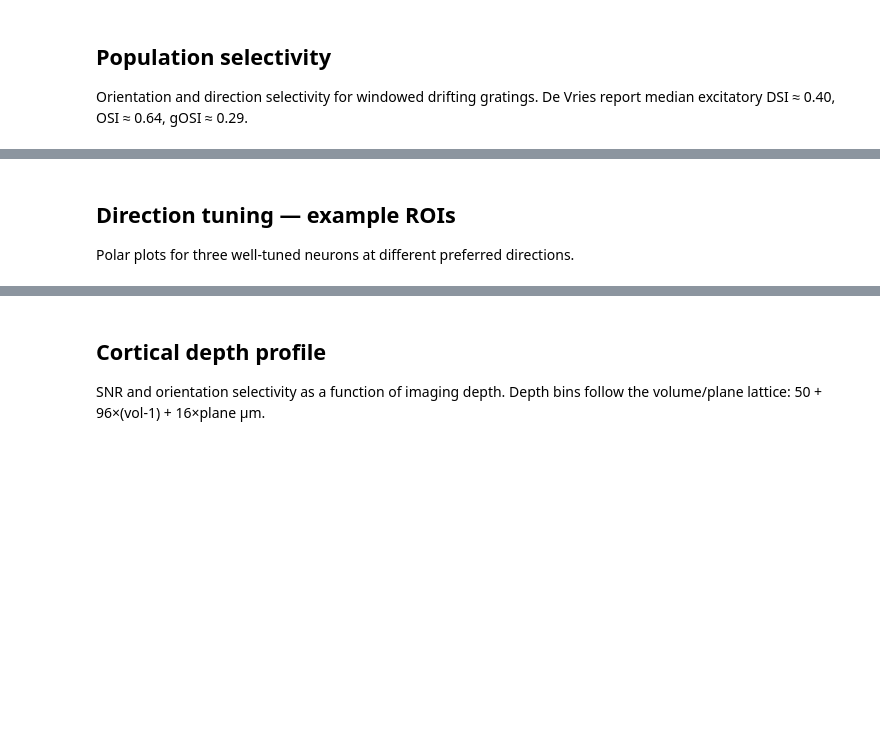
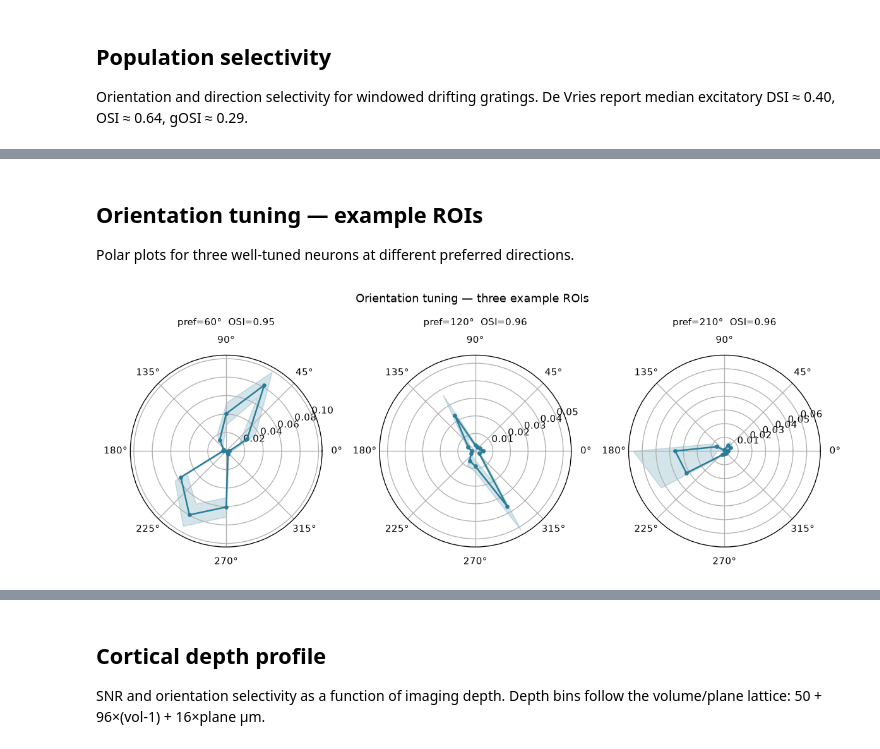
Before and after one commit to bpdanskin/v1dd-functional-metrics, a Jupyter notebook: docs/notebooks/example_figures.ipynb, the cells around one changed output, grey strips where cells are left out. Saved outputs shown, nothing was run; the diff lists cells and outputs as text; code cells hidden in the pictures; blank space fills up the shorter version.

```diff
--- a/docs/notebooks/example_figures.ipynb
+++ b/docs/notebooks/example_figures.ipynb
@@ -10,7 +10,8 @@ import pandas as pd
 import matplotlib.pyplot as plt
 from pathlib import Path
 
-ASSET = Path("../../results/409828_V1DD_functional_metrics_2026-09-09_01-41-33")
+# ASSET = Path("../../results/409828_V1DD_functional_metrics_2026-09-09_01-41-33")
+ASSET = Path("../../data/409828_V1DD_functional_metrics")
 df = pd.read_parquet(ASSET / "stimulus_metrics.parquet")
 tc = np.load(ASSET / "tuning_curves.npz", allow_pickle=True)
 rf = np.load(ASSET / "receptive_field_maps.npz", allow_pickle=True)
@@ -42,33 +45,35 @@ plt.show()
 # %% [markdown]
-## Direction tuning — example ROIs
+## Orientation tuning — example ROIs
 
 Polar plots for three well-tuned neurons at different preferred directions.
 # %%
 candidates = df[(df.dgw_osi > 0.7) & (df.pika_roi_confidence > 0.9) & (df.snr > 4)].copy()
 candidates["pref_bin"] = (candidates.dgw_preferred_dir // 90).astype(int)
 examples = candidates.groupby("pref_bin").first().head(3)
 
 dirs_rad = np.deg2rad(tc["directions"])
 fig, axes = plt.subplots(1, 3, subplot_kw={"projection": "polar"}, figsize=(10, 3.5))
 
 for ax, (_, row) in zip(axes, examples.iterrows()):
     idx = df.index.get_loc(df[df.roi_key == row.roi_key].index[0])
     sf_idx = int(row.dgw_preferred_sf)
     trials = tc["dgw_trials"][idx, :, sf_idx, :]
     mean_r = np.nanmean(trials, axis=1)
     sem_r = np.nanstd(trials, axis=1) / np.sqrt(np.sum(~np.isnan(trials), axis=1))
     theta = np.append(dirs_rad, dirs_rad[0])
     mu = np.append(mean_r, mean_r[0])
 
     ax.plot(theta, mu, "o-", lw=1.5, markersize=3, color="#2a7d9a")
     ax.fill_between(theta,
                     np.append(mean_r - sem_r, mean_r[0] - sem_r[0]),
                     np.append(mean_r + sem_r, mean_r[0] + sem_r[0]),
                     alpha=0.2, color="#2a7d9a")
     ax.set_title(f"pref={row.dgw_preferred_dir:.0f}°  OSI={row.dgw_osi:.2f}", fontsize=9, pad=10)
     ax.set_theta_zero_location("E")
     ax.set_theta_direction(1)
 
-fig.suptitle("Direction tuning — three example ROIs", fontsize=11, y=1.02)
+fig.suptitle("Orientation tuning — three example ROIs", fontsize=11, y=1.02)
 plt.tight_layout()
 plt.show()
+# %% [output]
+[figure, added]
```
Also changed, not shown: parts of 7 cells of this notebook, 2 other files.
